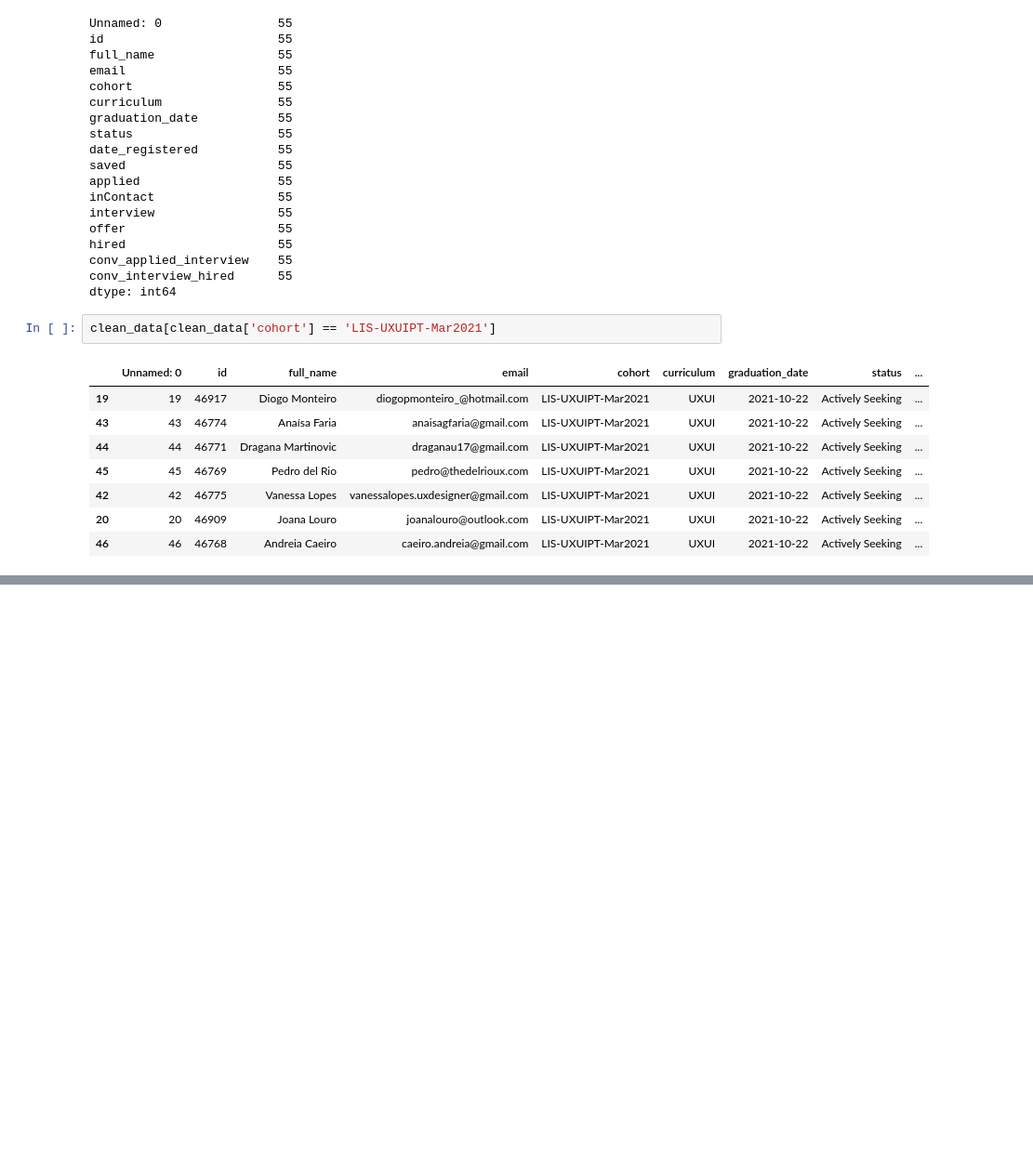
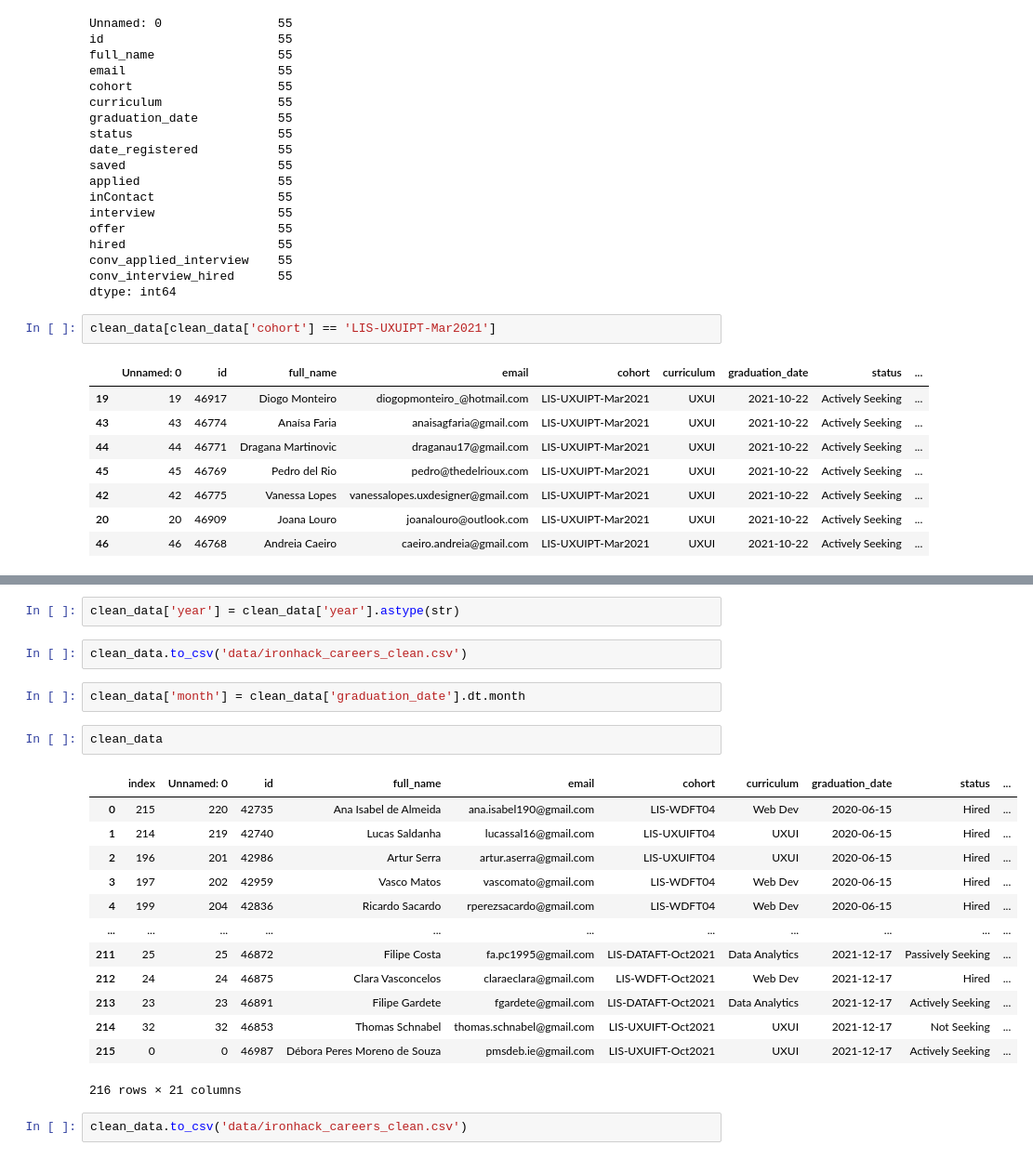
Before and after one commit to calvinhus/statistics_project, a Jupyter notebook: data_cleaning.ipynb, the cells around one changed output, grey strips where cells are left out. Shown at 93% size. Drawn from its saved outputs; the diff is of its cells as text; blank space fills up the shorter version.

```diff
--- a/data_cleaning.ipynb
+++ b/data_cleaning.ipynb
@@ -367,0 +497,24 @@ clean_data[clean_data['cohort'] == 'LIS-UXUIPT-Mar2021']
+# %%
+clean_data['year'] = clean_data['year'].astype(str)
+# %%
+clean_data.to_csv('data/ironhack_careers_clean.csv')
+# %%
+clean_data['month'] = clean_data['graduation_date'].dt.month
+# %%
+clean_data
+# %% [output]
+|  | index | Unnamed: 0 | id | full_name | email | cohort | curriculum | graduation_date | status | ... |
+| 0 | 215 | 220 | 42735 | Ana Isabel de Almeida | ana.isabel190@gmail.com | LIS-WDFT04 | Web Dev | 2020-06-15 | Hired | ... |
+| 1 | 214 | 219 | 42740 | Lucas Saldanha | lucassal16@gmail.com | LIS-UXUIFT04 | UXUI | 2020-06-15 | Hired | ... |
+| 2 | 196 | 201 | 42986 | Artur Serra | artur.aserra@gmail.com | LIS-UXUIFT04 | UXUI | 2020-06-15 | Hired | ... |
+| 3 | 197 | 202 | 42959 | Vasco Matos | vascomato@gmail.com | LIS-WDFT04 | Web Dev | 2020-06-15 | Hired | ... |
+| 4 | 199 | 204 | 42836 | Ricardo Sacardo | rperezsacardo@gmail.com | LIS-WDFT04 | Web Dev | 2020-06-15 | Hired | ... |
+| ... | ... | ... | ... | ... | ... | ... | ... | ... | ... | ... |
+| 211 | 25 | 25 | 46872 | Filipe Costa | fa.pc1995@gmail.com | LIS-DATAFT-Oct2021 | Data Analytics | 2021-12-17 | Passively Seeking | ... |
+| 212 | 24 | 24 | 46875 | Clara Vasconcelos | claraeclara@gmail.com | LIS-WDFT-Oct2021 | Web Dev | 2021-12-17 | Hired | ... |
+| 213 | 23 | 23 | 46891 | Filipe Gardete | fgardete@gmail.com | LIS-DATAFT-Oct2021 | Data Analytics | 2021-12-17 | Actively Seeking | ... |
+| 214 | 32 | 32 | 46853 | Thomas Schnabel | thomas.schnabel@gmail.com | LIS-UXUIFT-Oct2021 | UXUI | 2021-12-17 | Not Seeking | ... |
+| 215 | 0 | 0 | 46987 | Débora Peres Moreno de Souza | pmsdeb.ie@gmail.com | LIS-UXUIFT-Oct2021 | UXUI | 2021-12-17 | Actively Seeking | ... |
+216 rows × 21 columns
+# %%
+clean_data.to_csv('data/ironhack_careers_clean.csv')
```
Also changed, not shown: parts of 24 cells of this notebook, 4 other files.
